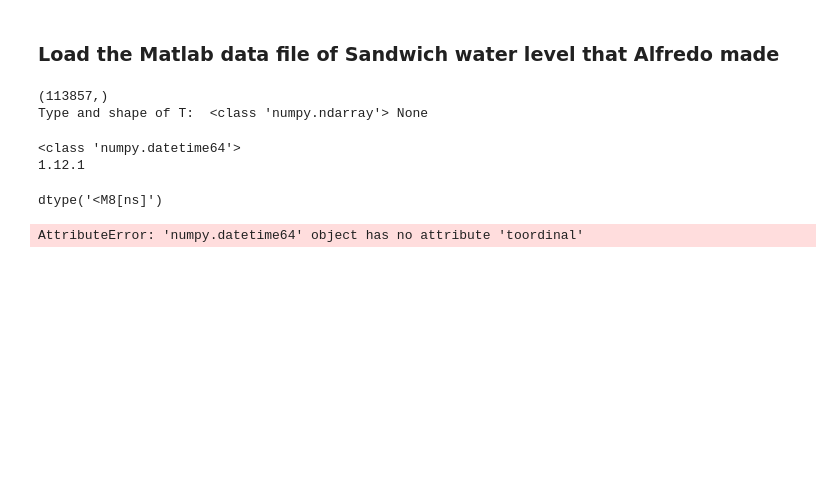
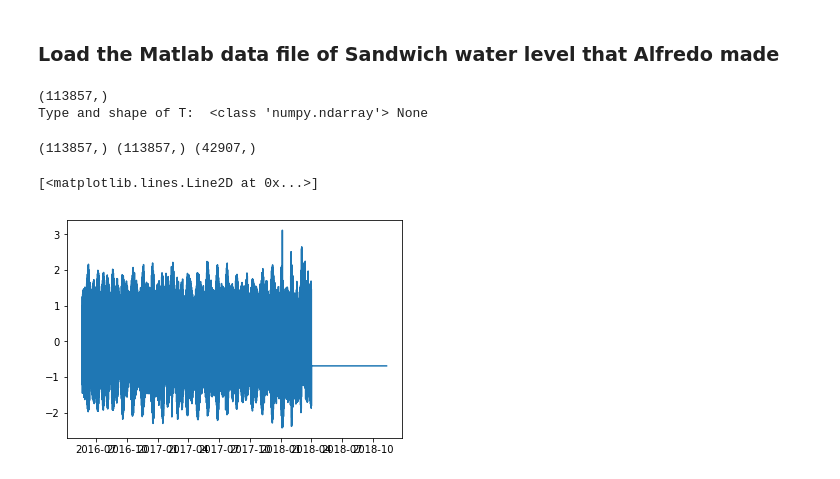
Before and after one commit to csherwood-usgs/Raster_calcs, a Jupyter notebook: CDIP221_to_nc.ipynb, the cells around one changed output. Cells and saved outputs as stored; diff of their text form; code cells hidden in the pictures; blank space fills up the shorter version.

```diff
--- a/CDIP221_to_nc.ipynb
+++ b/CDIP221_to_nc.ipynb
@@ -106,7 +123,6 @@ def matlabdn2datetime( dn ):
 
     # convert to numpy array
     return np.array(dtm)
-    return dtm
 
 def datetime2matlabdn(dtm):
     """
@@ -133,4 +149,8 @@ def datetime2matlabdn(dtm):
 
     # convert to numpy array
     return np.array(dn)
-    return dn
+# %%
+dtm = matlabdn2datetime( dn )
+print("First time: ",'{:%m/%d/%Y %H:%M:%S}'.format(dtm[0]))
+print("Last time : ",'{:%m/%d/%Y %H:%M:%S}'.format(dtm[-1]))
+plt.plot(dtm,Hs)
@@ -156,19 +181,9 @@ print("Type and shape of T: ",type(T),print(np.shape(T)))
 # %% [output]
 (113857,)
 Type and shape of T:  <class 'numpy.ndarray'> None
-# %%
-# https://stackoverflow.com/questions/13703720/converting-between-datetime-timestamp-and-datetime64
-print(type(dtm64[0]))
-print(np.__version__)
-dtm64.dtype
-#dt.datetime.utcfromtimestamp( dtm64[0] )
-# %% [output]
-<class 'numpy.datetime64'>
-1.12.1
-dtype('<M8[ns]')
 # %%
-# Now interpolate water level
-
-wli = np.interp( T, wl, datetime2matlabdn(dtm))
+# Now interpolate water level onto wave times
+print(np.shape(T),np.shape(wl),np.shape(dn))
+wli = np.interp( dn, T, wl )
 # %% [output]
-AttributeError: 'numpy.datetime64' object has no attribute 'toordinal'
+(113857,) (113857,) (42907,)
@@ -177,2 +190,5 @@ dtm.
 # %%
-plt.plot(dtime,wl)
+plt.plot(dtm,wli)
+# %% [output]
+[<matplotlib.lines.Line2D at 0x...>]
+[figure, added]
```
Also changed, not shown: parts of 9 cells of this notebook, 1 other file.
